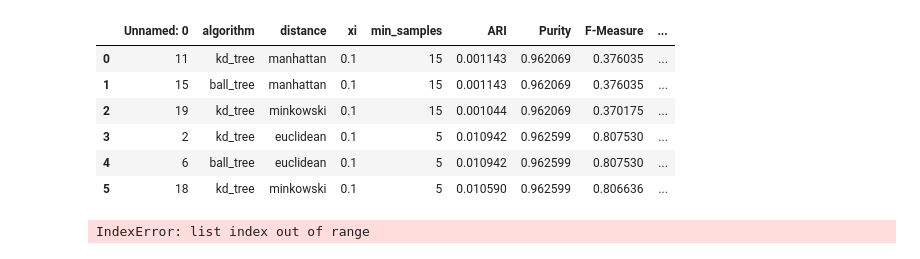
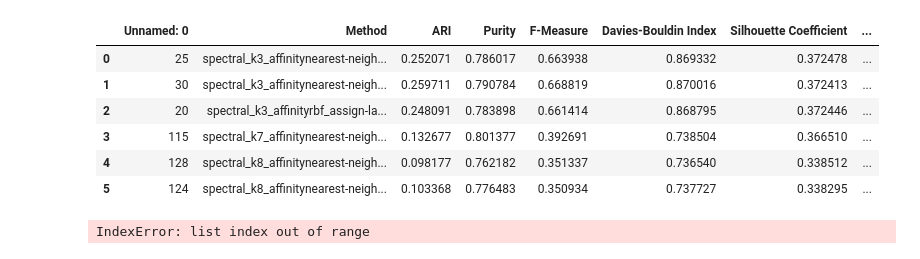
Before and after one commit to Bernat-C/Clustering-Analysis, a Jupyter notebook: evaluation.ipynb, the cells around one changed output. Cells and saved outputs as stored; diff of their text form; code cells hidden in the pictures.

Commit message:
plot spectral

```diff
--- a/evaluation.ipynb
+++ b/evaluation.ipynb
@@ -16,21 +16,21 @@ from skcriteria.agg.similarity import TOPSIS
 # %%
 import pandas as pd
 
 from code.utils import rank_and_sort
 
-model = 'optics'
-dataset = 'sick'
-df = pd.read_csv(f'./output/results_{model}_{dataset}.csv')
+model = 'spectral'
+dataset = 'grid'
+df = pd.read_csv(f'./output/{model}_{dataset}.csv')
 result = rank_and_sort(df, metrics=["Davies-Bouldin Index","Silhouette Coefficient"],n=3)
 result
 # %% [output]
-|  | Unnamed: 0 | algorithm | distance | xi | min_samples | ARI | Purity | F-Measure | ... |
-| 0 | 11 | kd_tree | manhattan | 0.1 | 15 | 0.001143 | 0.962069 | 0.376035 | ... |
-| 1 | 15 | ball_tree | manhattan | 0.1 | 15 | 0.001143 | 0.962069 | 0.376035 | ... |
-| 2 | 19 | kd_tree | minkowski | 0.1 | 15 | 0.001044 | 0.962069 | 0.370175 | ... |
-| 3 | 2 | kd_tree | euclidean | 0.1 | 5 | 0.010942 | 0.962599 | 0.807530 | ... |
-| 4 | 6 | ball_tree | euclidean | 0.1 | 5 | 0.010942 | 0.962599 | 0.807530 | ... |
-| 5 | 18 | kd_tree | minkowski | 0.1 | 5 | 0.010590 | 0.962599 | 0.806636 | ... |
+|  | Unnamed: 0 | Method | ARI | Purity | F-Measure | Davies-Bouldin Index | Silhouette Coefficient | ... |
+| 0 | 25 | spectral_k3_affinitynearest-neigh... | 0.252071 | 0.786017 | 0.663938 | 0.869332 | 0.372478 | ... |
+| 1 | 30 | spectral_k3_affinitynearest-neigh... | 0.259711 | 0.790784 | 0.668819 | 0.870016 | 0.372413 | ... |
+| 2 | 20 | spectral_k3_affinityrbf_assign-la... | 0.248091 | 0.783898 | 0.661414 | 0.868795 | 0.372446 | ... |
+| 3 | 115 | spectral_k7_affinitynearest-neigh... | 0.132677 | 0.801377 | 0.392691 | 0.738504 | 0.366510 | ... |
+| 4 | 128 | spectral_k8_affinitynearest-neigh... | 0.098177 | 0.762182 | 0.351337 | 0.736540 | 0.338512 | ... |
+| 5 | 124 | spectral_k8_affinitynearest-neigh... | 0.103368 | 0.776483 | 0.350934 | 0.737727 | 0.338295 | ... |
 # %%
 import os
 
```
Also changed, not shown: 4 other files.
